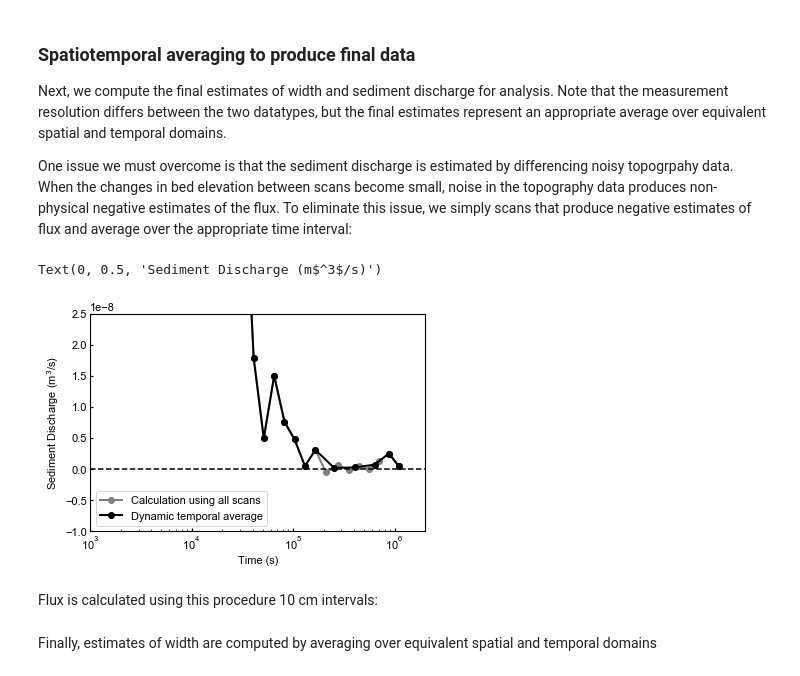
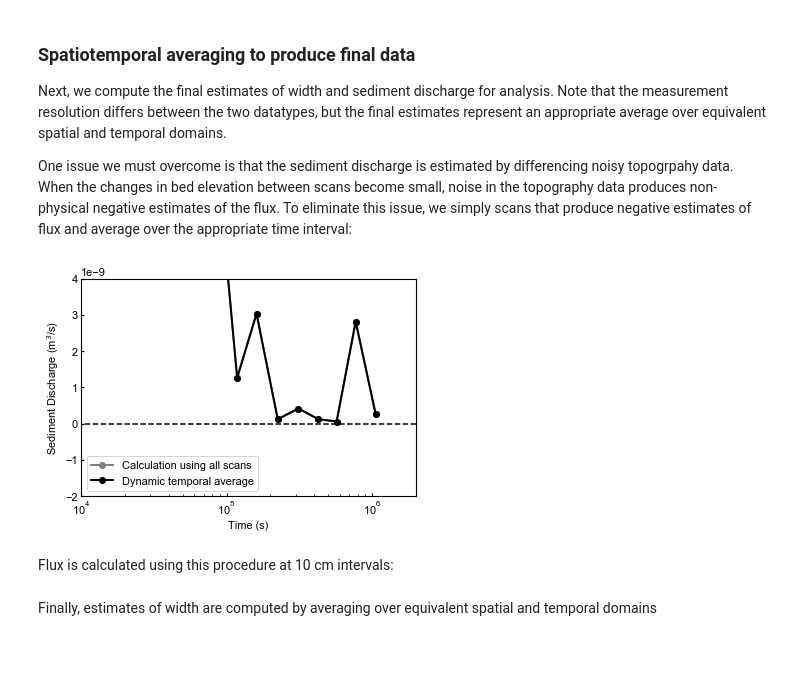
Before and after one commit to tashley/Relaxing-Channel-Data-and-Workflows, a Jupyter notebook: make_final_figures.ipynb, the cells around one changed output. Cells and saved outputs as stored; diff of their text form; code cells hidden in the pictures.

```diff
--- a/make_final_figures.ipynb
+++ b/make_final_figures.ipynb
@@ -11,7 +11,7 @@ t_eta = np.load(os.path.join(folder, 'elevation_t.npy')) # Units: (s). Vector of
 x_eta = (np.arange(eta.shape[2])+0.5)/100 # Units: (m). Vector of x positions (center of cell)
 
 # Get scans as close as possible to even in log(t))
-target_t = 10**np.linspace(np.log10(t_eta[1]-1), np.log10(t_eta[-1]-1), 40)
+target_t = 10**np.linspace(np.log10(t_eta[1]-1), np.log10(t_eta[-1]-1), 30)
 
 ixkeep = []
 for i in range(len(target_t)):
@@ -169,55 +181,52 @@ def time_average_flux(time, volume):
     mindv = 1e-6
 
     # create list of indices correspoinding to usable volume measurements
     indices = [0,]
     for i in range(1, len(volume)):
         if volume[indices[-1]]-volume[i] > mindv:
             indices.append(i)
 
     # Create empty list so that output vector is the same length as input vector
-    dv = np.zeros(len(volume))*np.nan
-    dt = np.zeros(len(volume))*np.nan
-    t = np.zeros(len(volume))*np.nan
+    dv = np.zeros(len(volume)-1)*np.nan
+    dt = np.zeros(len(volume)-1)*np.nan
+    t = np.zeros(len(volume)-1)*np.nan
 
     dv[indices[:-1]] = volume[indices[1:]] - volume[indices[:-1]]
     dt[indices[:-1]] = time[indices[1:]] - time[indices[:-1]]
-    t[indices[:-1]] = time[indices[:-1]]
-    t += dt/2
 
     Qs = -dv/dt
-    return Qs[:-1], dt[:-1], t[:-1]
+    for i in range(len(Qs)):
+        if np.isnan(Qs[i]):
+            Qs[i] = Qs[i-1]
+
+    return Qs
 
 # Naive calculation of sediment discharge without skipping negative fluxes
 example_V = V_xt[:,50] # V(x, t) at x = 2 m
 dv = np.diff(example_V) # calculate volume differences
 dt = np.diff(t_eta) # time between scans
-tref = (t_eta[1:]+t_eta[:-1]) / 2 # center of time interval
+t_plot = (t_eta[1:]+t_eta[:-1]) / 2 # center of time interval
 Qs_ref = -dv/dt # reference flux with negative values
-
+Qs = -dv
 # Appropriate time average that disallows negative values (implemented above)
-Qs_dta, dt_dta, t_dta = time_average_flux(t_eta, example_V)
-t_plot = t_dta[~np.isnan(t_dta)]
-Qs_plot = Qs_dta[~np.isnan(Qs_dta)]
+Qs_dta = time_average_flux(t_eta, example_V)
 
 # Plot comparison
 fig, ax = plt.subplots()
-
-ax.plot(tref, Qs_ref, c='grey', label='Calculation using all scans', lw=2, marker='o')
-ax.plot(t_plot, Qs_plot, c='k', label='Dynamic temporal average', lw=2, marker='o')
-
+ax.plot(t_plot, Qs_ref, c='grey', label='Calculation using all scans', lw=2, marker='o')
+ax.plot(t_plot, Qs_dta, c='k', label='Dynamic temporal average', lw=2, marker='o')
 ax.legend()
 
 ax.set_xscale('log')
-ax.set_xlim(1e3, 2e6)
-ax.set_ylim(-1e-8, 0.25e-7)
+ax.set_xlim(1e4, 2e6)
+ax.set_ylim(-2e-9, 4e-9)
 ax.plot([1e3, 2e6], [0,0], 'k--')
 ax.set_xlabel('Time (s)')
-ax.set_ylabel(r'Sediment Discharge (m$^3$/s)')
+_=ax.set_ylabel(r'Sediment Discharge (m$^3$/s)')
 # %% [output]
-Text(0, 0.5, 'Sediment Discharge (m$^3$/s)')
-[figure, old version]
+[figure, new version]
 # %% [markdown]
-Flux is calculated using this procedure 10 cm intervals:
+Flux is calculated using this procedure at 10 cm intervals:
 # %%
 x_interval = 10 # multiple of Z measurement resolution -> in this case, 10 = 10 x 1 cm
 V_subsample = V_xt[:, x_interval-1::x_interval] # Get volume at 10 cm intervals
```
Also changed, not shown: parts of 17 cells of this notebook, 4 other files.
